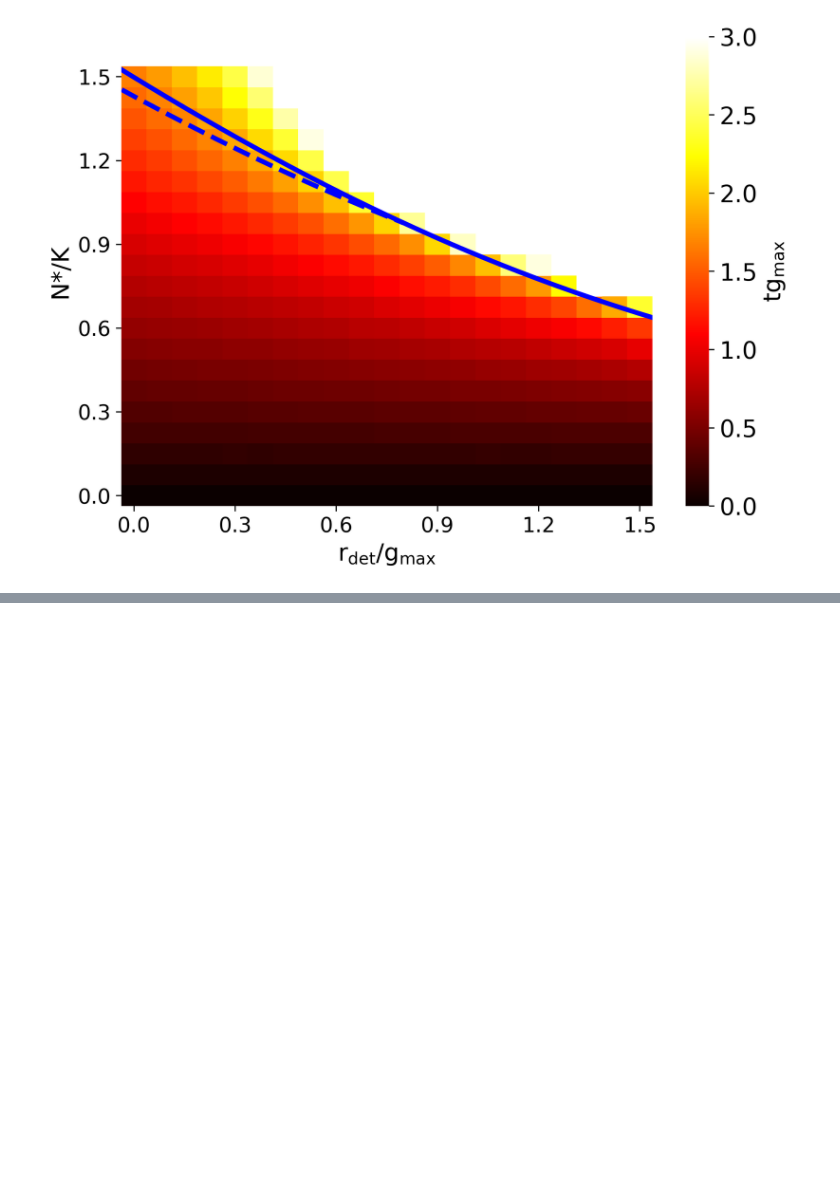
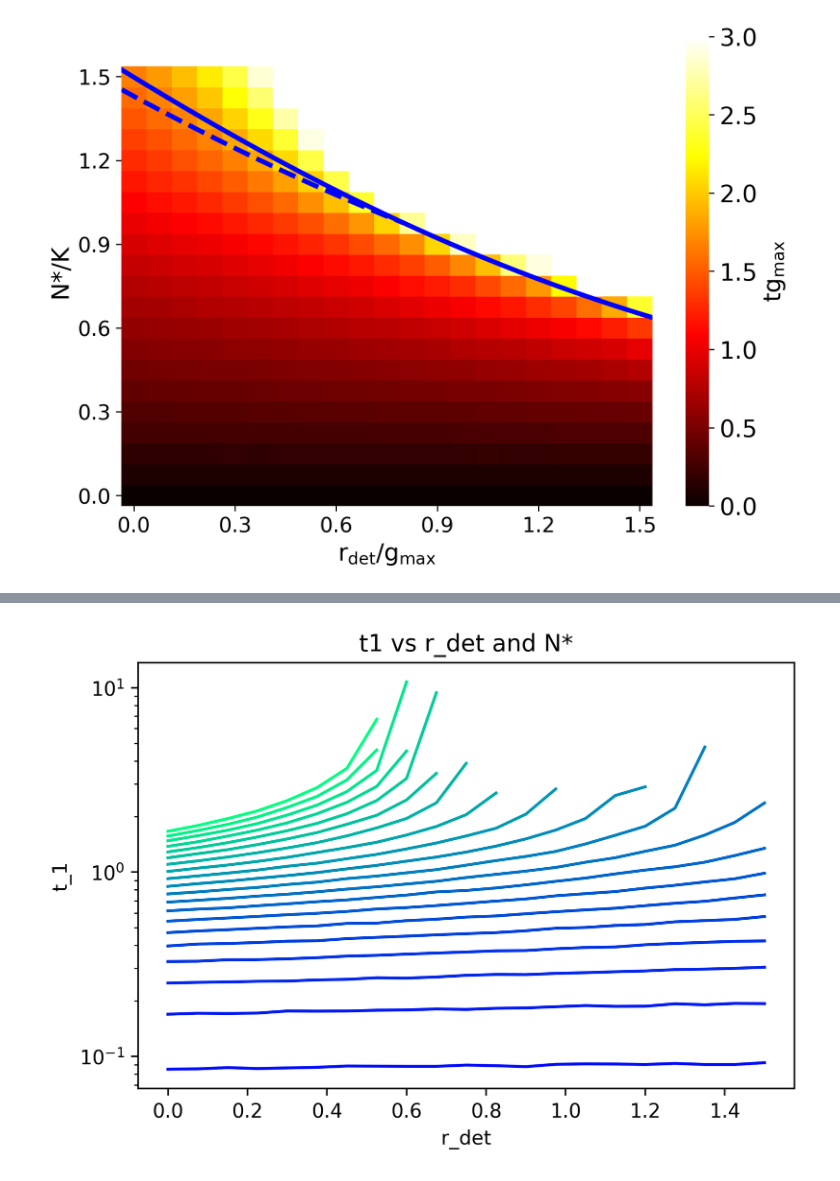
Before and after one commit to patricksinclair/multispecies_postprocessing, a Jupyter notebook: biofilm_threshold_theory/phase_diagram_plotter.ipynb, the cells around one changed output, grey strips where cells are left out. Cells and saved outputs as stored; diff of their text form; code cells hidden in the pictures; blank space fills up the shorter version.

```diff
--- a/biofilm_threshold_theory/phase_diagram_plotter.ipynb
+++ b/biofilm_threshold_theory/phase_diagram_plotter.ipynb
@@ -274,3 +326,43 @@ plt.show()
+# %%
+def get_t1_vs_r_det(param_df, N_thresh):
+    '''
+    To see how t1 varies with the parameters, we'll plot a series of line graphs.  Each line will be a different value of N*,
+    x axis will be r_det and y-axis will be t1.  (Essentially going from left to right on the heatmaps)
+
+    DON'T FORGET TO REMOVE THE AESTHETIC ALTERATIONS MADE TO THE DATAFRAME AT THE START OF THE NOTEBOOK.
+    '''
+
+    r_det_vals = param_df["det_ratio"][np.isclose(param_df["n_thresh"], N_thresh)]
+    t1_vals = param_df["tN_adjusted"][np.isclose(param_df["n_thresh"], N_thresh)]
+    #print(r_det_vals)
+    return r_det_vals, t1_vals
+# %%
+fig, ax = plt.subplots(dpi=320)
+
+n_thresh_vals = np.arange(N_thresh_min, N_thresh_max+delta_N_thresh, delta_N_thresh)
+nCols = n_thresh_vals.size #no. of runs. -1 due to the time column
+colors = pl.cm.winter(np.linspace(0,1,nCols))
+i = 0
+
+for n_thresh in n_thresh_vals:
+    #print(n_thresh)
+    r_det_data, t1_data = get_t1_vs_r_det(param_data, n_thresh)
+
+    ax.plot(r_det_data, t1_data, color=colors[i], label=n_thresh)
+    i += 1
+
+#plt.semilogy()
+#plt.legend(ncol=3)
+plt.xlabel("r_det")
+plt.ylabel("t_1")
+plt.title("t1 vs r_det and N*")
+
+plt.savefig("paper_plots/heatmap_powerlaw.png")
+plt.semilogy()
+plt.savefig("paper_plots/heatmap_powerlaw_logy.png")
+plt.show()
+# %% [output]
+[figure, added]
 # %%
 fig, ax = plt.subplots(dpi=320)
 ax.plot(det_ratio_vals, np.vectorize(phase_diag_line)(det_ratio_vals))
```
Also changed, not shown: parts of 7 cells of this notebook, 1 other file.
